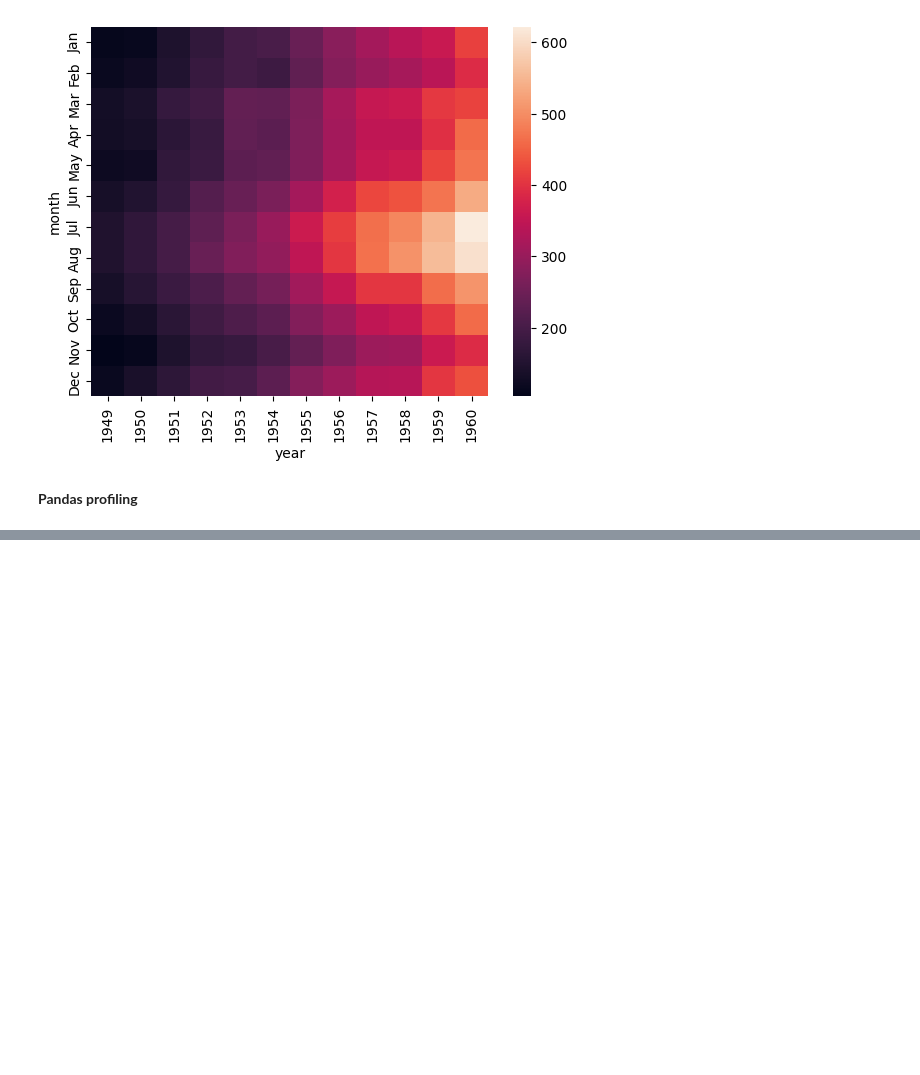
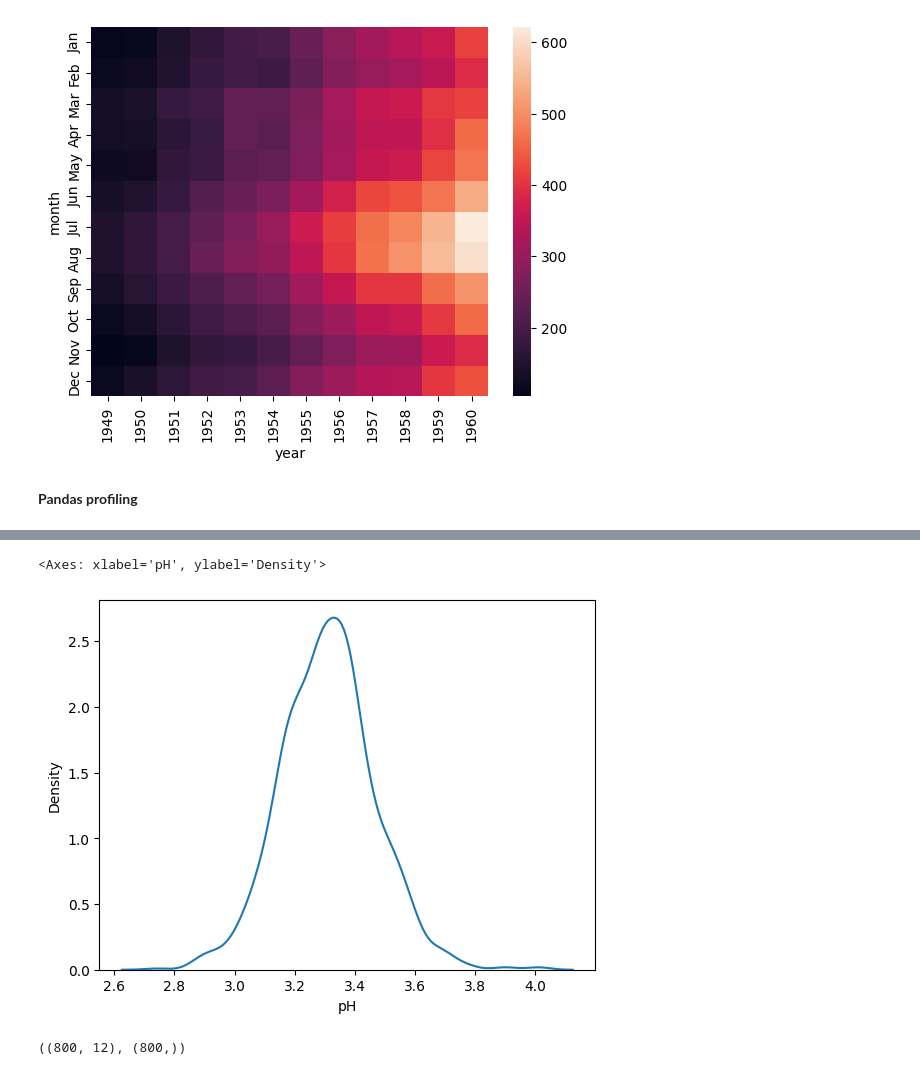
Before and after one commit to tiwarisubash956/Machine-Learning-Algorithms, a Jupyter notebook: ml-100-days.ipynb, the cells around one changed output, grey strips where cells are left out. Saved outputs shown, nothing was run; the diff lists cells and outputs as text; code cells hidden in the pictures; blank space fills up the shorter version.

```diff
--- a/ml-100-days.ipynb
+++ b/ml-100-days.ipynb
@@ -493,0 +662,3 @@ prof.to_file(output_file='output.html')
+# %%
+df2=pd.read_csv("WineQT.csv")
+df2.head()
@@ -493,0 +672,5 @@ prof.to_file(output_file='output.html')
+# %%
+sns.kdeplot(df2['pH'])
+# %% [output]
+<Axes: xlabel='pH', ylabel='Density'>
+[figure, added]
@@ -493,0 +680,4 @@ prof.to_file(output_file='output.html')
+# %%
+x_train.shape,y_train.shape
+# %% [output]
+((800, 12), (800,))
```
Also changed, not shown: parts of 66 cells of this notebook.
